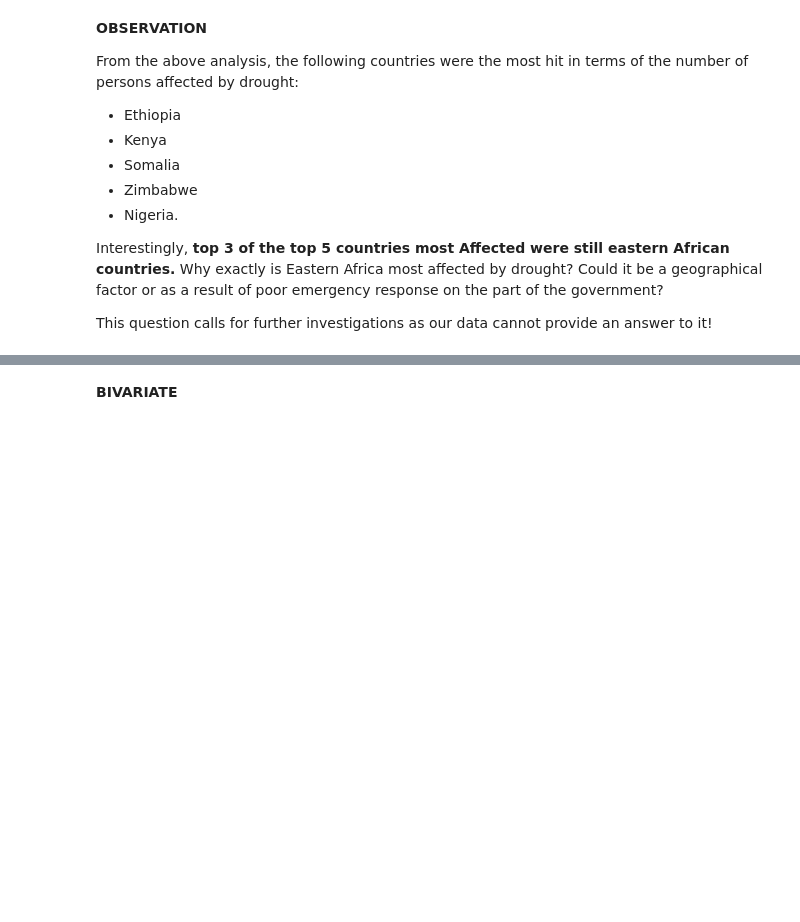
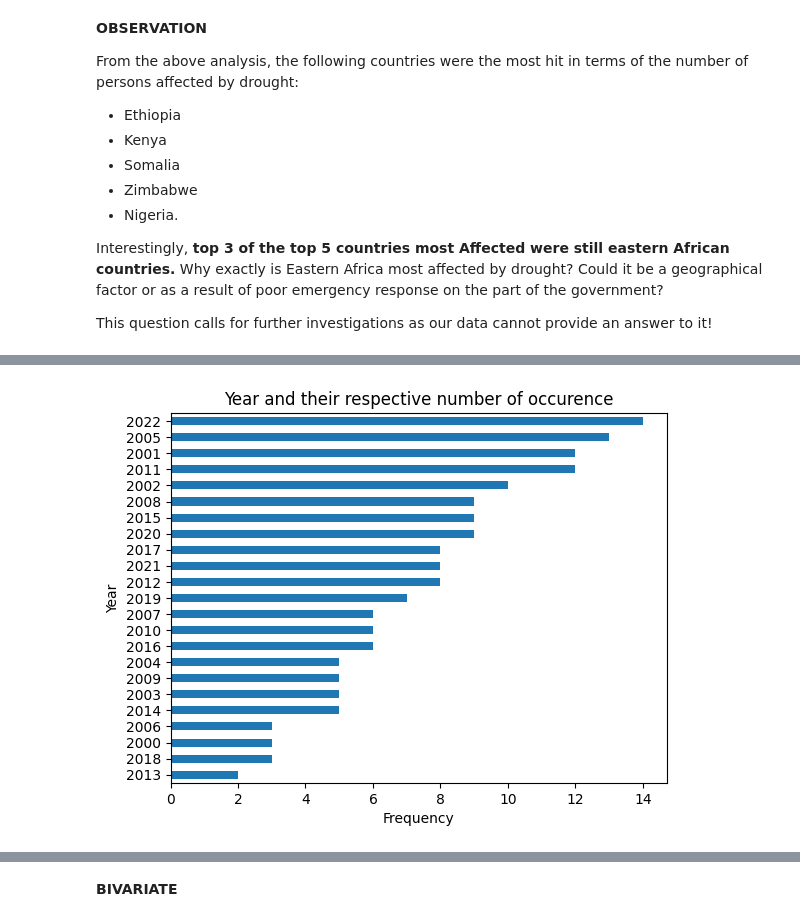
Before and after one commit to Shayee0778/Hamoye-Model-Maker, a Jupyter notebook: Model_makers_Premiere_project.ipynb, the cells around one changed output, grey strips where cells are left out. Drawn from its saved outputs; the diff is of its cells as text; code cells hidden in the pictures; blank space fills up the shorter version.

```diff
--- a/Model_makers_Premiere_project.ipynb
+++ b/Model_makers_Premiere_project.ipynb
@@ -198,10 +486,12 @@ df[df['Start Year'] == 2022]
 # %%
 df['Start Year'].value_counts().sort_values(ascending=True).plot(kind='barh')
-plt.title('Year their respective number of occurence')
+plt.title('Year and their respective number of occurence')
 plt.xlabel('Frequency')
 plt.ylabel('Year')
 plt.show()
 #2022 recorded the hihest occurence of drought, followed by 2005 and 2013 being the year with the least recor of drought
+# %% [output]
+[figure, added]
 # %%
 #pie chart for disaster group
 x = df['Subregion'].value_counts()
```
Also changed, not shown: parts of 56 cells of this notebook.
